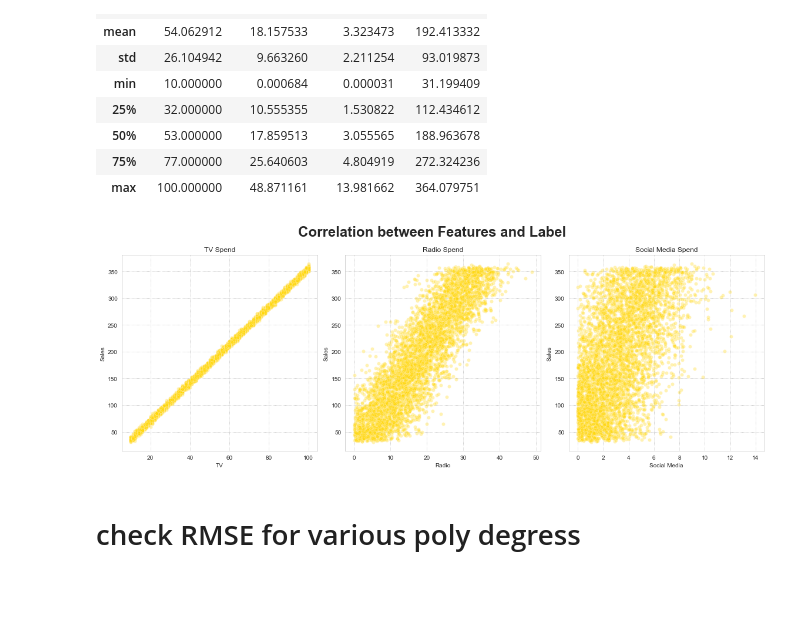
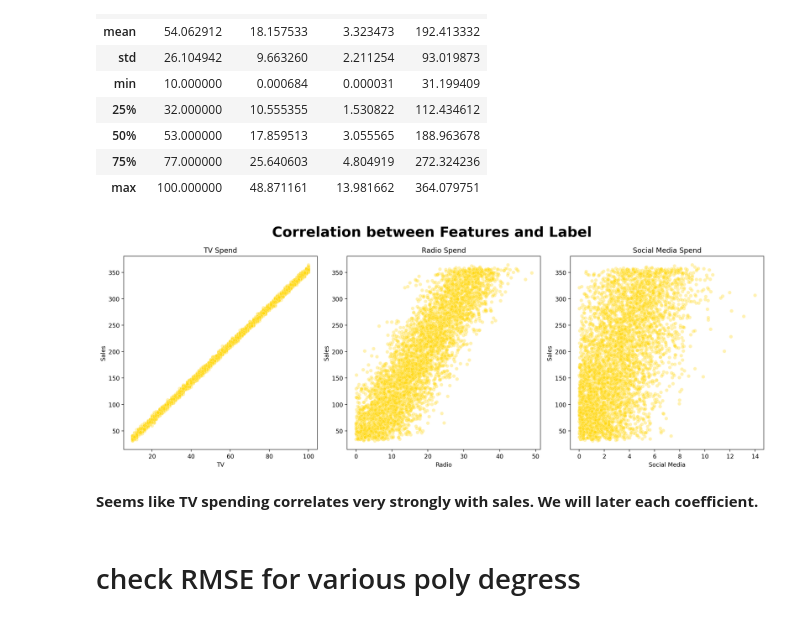
Before and after one commit to anjelitodevan/portfolio_projects, a Jupyter notebook: sales_regression.ipynb, the cells around one changed output. Cells and saved outputs as stored; diff of their text form; code cells hidden in the pictures; blank space fills up the shorter version.

```diff
--- a/sales_regression.ipynb
+++ b/sales_regression.ipynb
@@ -42,27 +42,29 @@ df.describe()
 | 75% | 77.000000 | 25.640603 | 4.804919 | 272.324236 |
 | max | 100.000000 | 48.871161 | 13.981662 | 364.079751 |
 # %%
-fig,axes = plt.subplots(nrows=1,ncols=3,figsize=(16,6))
+fig,axes = plt.subplots(nrows=1,ncols=3,figsize=(16,6), dpi= 200)
 
-with sns.axes_style("whitegrid", {"grid.color": ".7", "grid.linestyle": ":"}):
+with sns.axes_style("whitegrid", {"grid.color": ".9", "grid.linestyle": ":"}):
 
     sns.scatterplot(x= df['TV'], y= df['Sales'], ax=axes[0], alpha= 0.3, color= "#ffd700")
     axes[0].set_ylabel("Sales")
     axes[0].set_title("TV Spend")
 
     sns.scatterplot(x= df['Radio'], y= df['Sales'], ax=axes[1], alpha= 0.3, color= "#ffd700")
     axes[1].set_title("Radio Spend")
     axes[1].set_ylabel("Sales")
 
     sns.scatterplot(x= df['Social Media'], y= df['Sales'], ax=axes[2], alpha= 0.3, color= "#ffd700")
     axes[2].set_title("Social Media Spend");
     axes[2].set_ylabel("Sales")
 
 plt.suptitle("Correlation between Features and Label", fontsize= 24, fontweight= "bold")
 plt.tight_layout()
 plt.show()
 # %% [output]
-[figure, old version]
+[figure, new version]
+# %% [markdown]
+**Seems like TV spending correlates very strongly with sales. We will later each coefficient.**
 # %% [markdown]
 # check RMSE for various poly degress
 # %%
```
Also changed, not shown: parts of 7 cells of this notebook.
